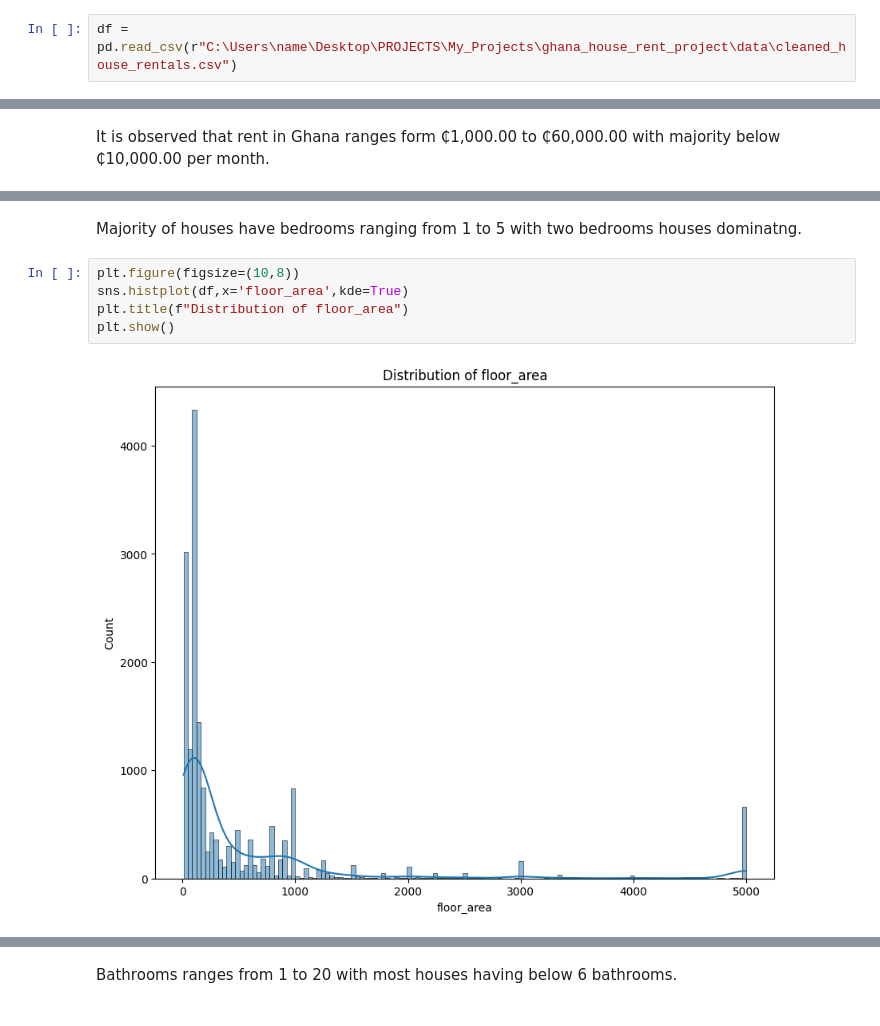
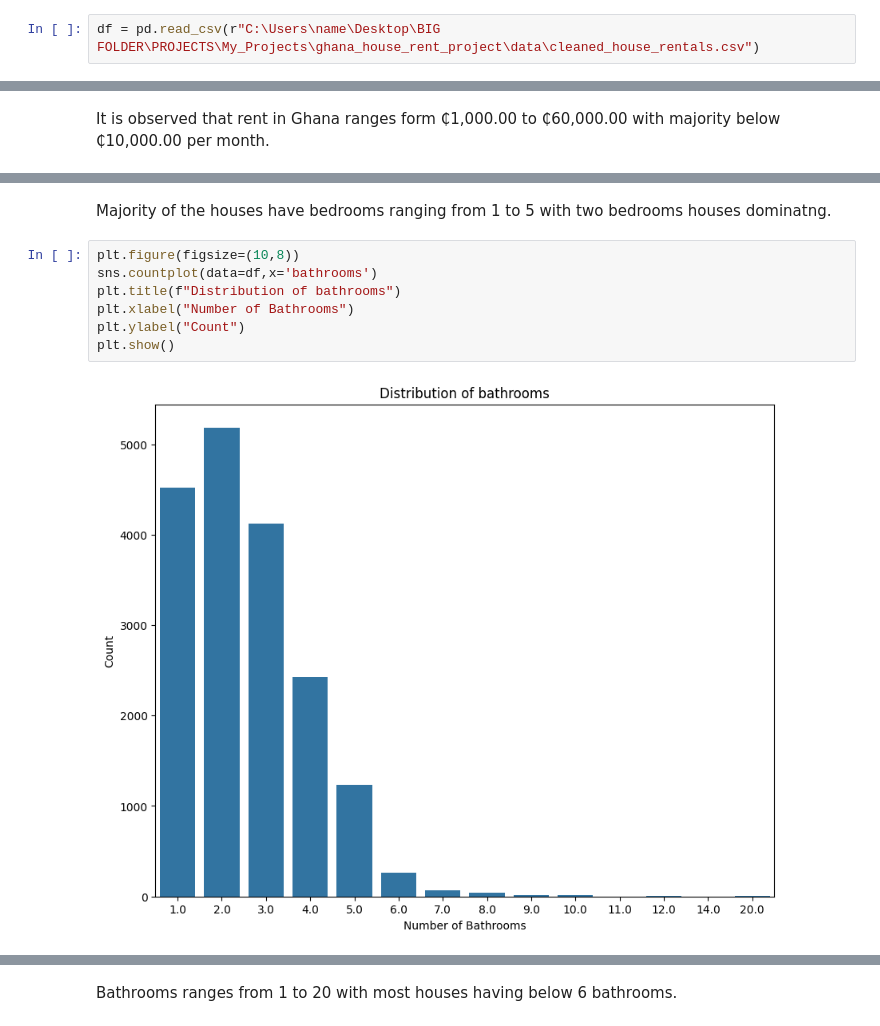
Before and after one commit to sharifatumoro/ghana-house-rent-prediction, a Jupyter notebook: notebooks/eda_visualization.ipynb, the cells around one changed output, grey strips where cells are left out. Saved outputs shown, nothing was run; the diff lists cells and outputs as text.

```diff
--- a/notebooks/eda_visualization.ipynb
+++ b/notebooks/eda_visualization.ipynb
@@ -7,7 +7,7 @@ import matplotlib.pyplot as plt
 import seaborn as sns
 %matplotlib inline
 # %%
-df = pd.read_csv(r"C:\Users\name\Desktop\PROJECTS\My_Projects\ghana_house_rent_project\data\cleaned_house_rentals.csv")
+df = pd.read_csv(r"C:\Users\name\Desktop\BIG FOLDER\PROJECTS\My_Projects\ghana_house_rent_project\data\cleaned_house_rentals.csv")
 # %%
 df.head()
 # %% [output]
@@ -61,9 +72,11 @@ plt.show()
 # %% [markdown]
-Majority of houses have bedrooms ranging from 1 to 5 with two bedrooms houses dominatng.
+Majority of the houses have bedrooms ranging from 1 to 5 with two bedrooms houses dominatng.
 # %%
 plt.figure(figsize=(10,8))
-sns.histplot(df,x='floor_area',kde=True)
-plt.title(f"Distribution of floor_area")
+sns.countplot(data=df,x='bathrooms')
+plt.title(f"Distribution of bathrooms")
+plt.xlabel("Number of Bathrooms")
+plt.ylabel("Count")
 plt.show()
 # %% [output]
-[figure, old version]
+[figure, new version]
```
Also changed, not shown: parts of 64 cells of this notebook, 19 other files.
